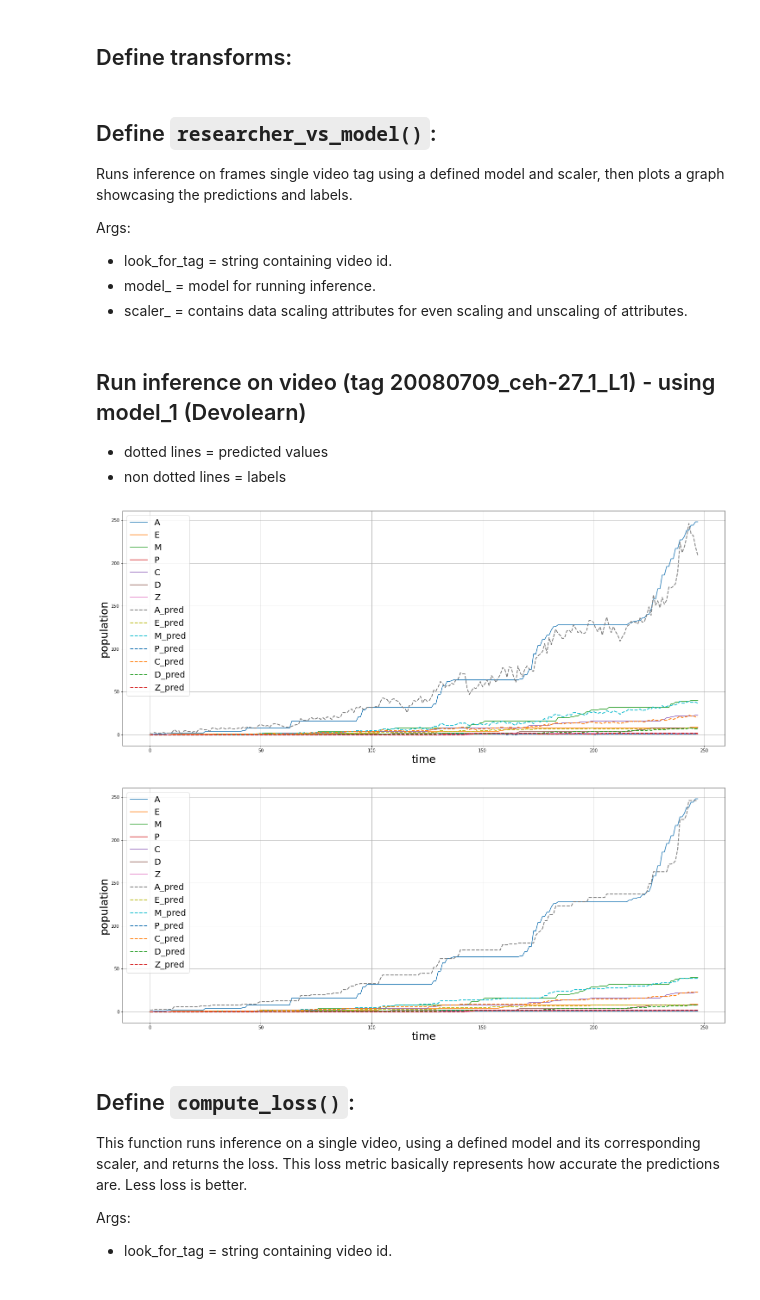
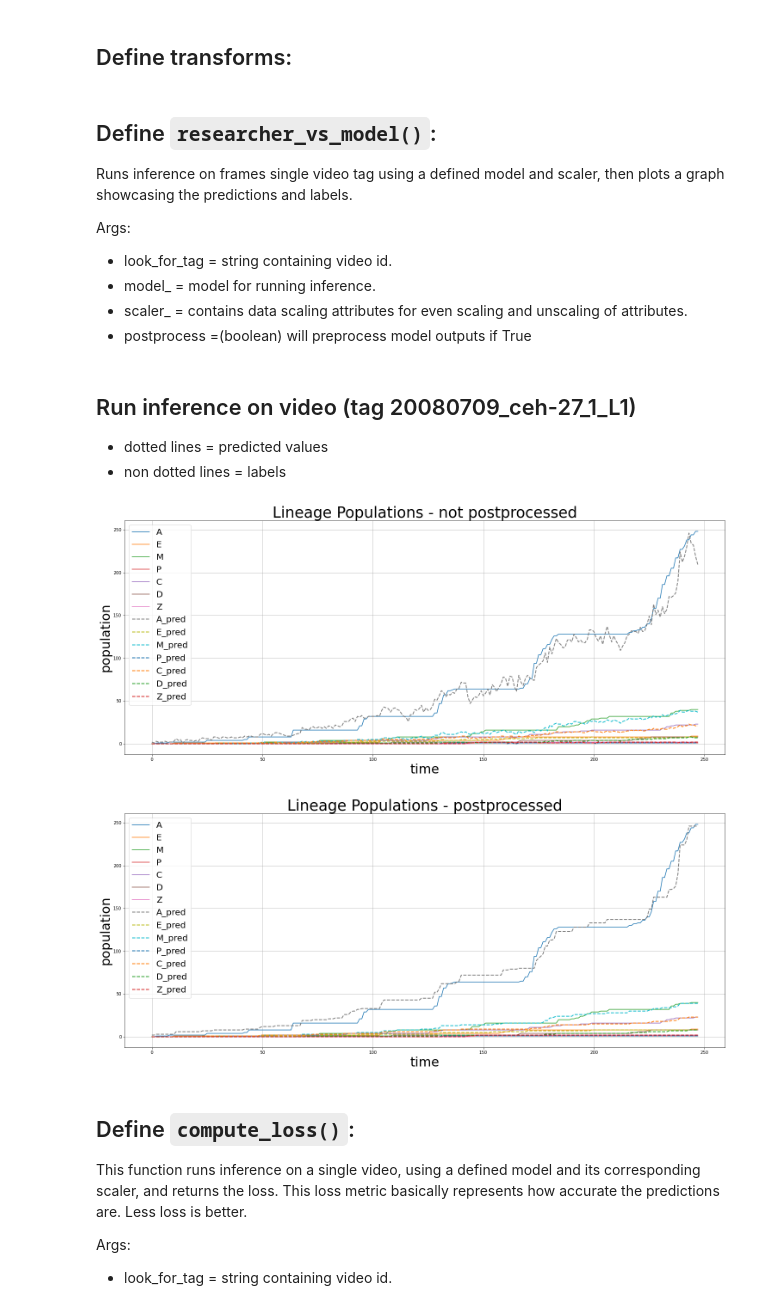
Before and after one commit to Mainakdeb/elegant-embryos, a Jupyter notebook: post_process_lineage_population_model.ipynb, the cells around one changed output. Saved outputs shown, nothing was run; the diff lists cells and outputs as text; code cells hidden in the pictures.

Commit message:
edit plots

```diff
--- a/post_process_lineage_population_model.ipynb
+++ b/post_process_lineage_population_model.ipynb
@@ -80,8 +96,9 @@ Args:
 * look_for_tag = string containing video id.
 * model_ = model for running inference.
 * scaler_ = contains data scaling attributes for even scaling and unscaling of attributes.
+* postprocess =(boolean) will preprocess model outputs if True
 # %%
-def researcher_vs_model(look_for_tag, model_, scaler_):
+def researcher_vs_model(look_for_tag, model_, scaler_, postprocess):
     df_test = pd.read_csv("scaled_epic_10k.csv")
     df_single_cell = df_test[df_test['filenames'].str.contains(look_for_tag)]
     a_pop_upper_limit = 250
@@ -100,7 +117,11 @@ def researcher_vs_model(look_for_tag, model_, scaler_):
         tensor = mini_transform(image).unsqueeze(0).to(device)
         pred = model_(tensor).cpu().detach().numpy().flatten()
         preds.append(pred)
-
+    if postprocess:
+        preds=postprocess_preds(preds)
+        tp="postprocessed"
+    else:
+        tp="not postprocessed"
     preds = scaler_.inverse_transform(np.array(preds)).astype(np.uint8)
 
     generated_time_plots = []
@@ -115,19 +136,29 @@ def researcher_vs_model(look_for_tag, model_, scaler_):
     for i in range(len(generated_time_plots)):
         plt.plot(generated_time_plots[i], label = df_single_cell.columns[:-1][i] + "_pred", linestyle = "--", linewidth = 2 )
 
-    plt.xlabel("time", fontsize = 25)
-    plt.ylabel("population", fontsize = 25)
+    plt.title("Lineage Populations - "+tp, fontsize = 35)
+    plt.xlabel("time", fontsize = 30)
+    plt.ylabel("population", fontsize = 30)
     plt.legend(fontsize = 20)
     plt.grid()
     plt.show()
+
+def postprocess_preds(preds):
+  for i in range(1, len(preds)):
+    for j in range(0, len(preds[0])):
+      if preds[i][j]<=preds[i-1][j]:
+        preds[i][j]=preds[i-1][j]
+
+  return(preds)
 # %% [markdown]
-## Run inference on video (tag 20080709_ceh-27_1_L1) -  using model_1 (Devolearn)
+## Run inference on video (tag 20080709_ceh-27_1_L1)
 
 * dotted lines = predicted values
 * non dotted lines = labels
 # %%
 researcher_vs_model(look_for_tag="20080709_ceh-27_1_L1",
                     model_ = model_1,
-                    scaler_=scaler_1)
+                    scaler_=scaler_1,
+                    postprocess=False)
 # %% [output]
-[figure, old version]
+[figure, new version]
@@ -183,9 +165,10 @@ def postprocessed_researcher_vs_model(look_for_tag, model_, scaler_):
 # %%
-postprocessed_researcher_vs_model(look_for_tag="20080709_ceh-27_1_L1",
+researcher_vs_model(look_for_tag="20080709_ceh-27_1_L1",
                     model_ = model_1,
-                    scaler_=scaler_1)
+                    scaler_=scaler_1,
+                    postprocess=True)
 # %% [output]
-[figure, old version]
+[figure, new version]
 # %% [markdown]
 ## Define `compute_loss()`:
 This function runs inference on a single video, using a defined model and its corresponding scaler, and returns the loss. This loss metric basically represents how accurate the predictions are. Less loss is better.
```
Also changed, not shown: parts of 8 cells of this notebook.
